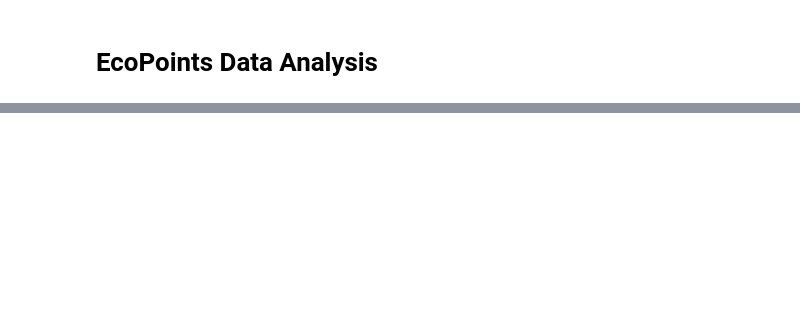
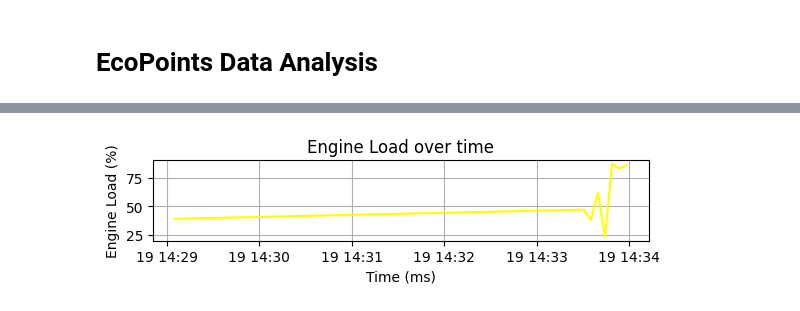
Before and after one commit to 2324-4bhif-syp/2324-4bhif-syp-project-ecopoints, a Jupyter notebook: notebook/DataAnalysis.ipynb, the cells around one changed output, grey strips where cells are left out. Cells and saved outputs as stored; diff of their text form; code cells hidden in the pictures; blank space fills up the shorter version.

```diff
--- a/notebook/DataAnalysis.ipynb
+++ b/notebook/DataAnalysis.ipynb
@@ -85,0 +74,9 @@ plt.grid(True)
+# %%
+plt.subplot(4, 1, 4)
+plt.plot(df['timestamp'], df['Engine Load'], label='Engine Load', color='yellow')
+plt.xlabel('Time (ms)')
+plt.ylabel('Engine Load (%)')
+plt.title('Engine Load over time')
+plt.grid(True)
+# %% [output]
+[figure, added]
```
Also changed, not shown: parts of 12 cells of this notebook.
